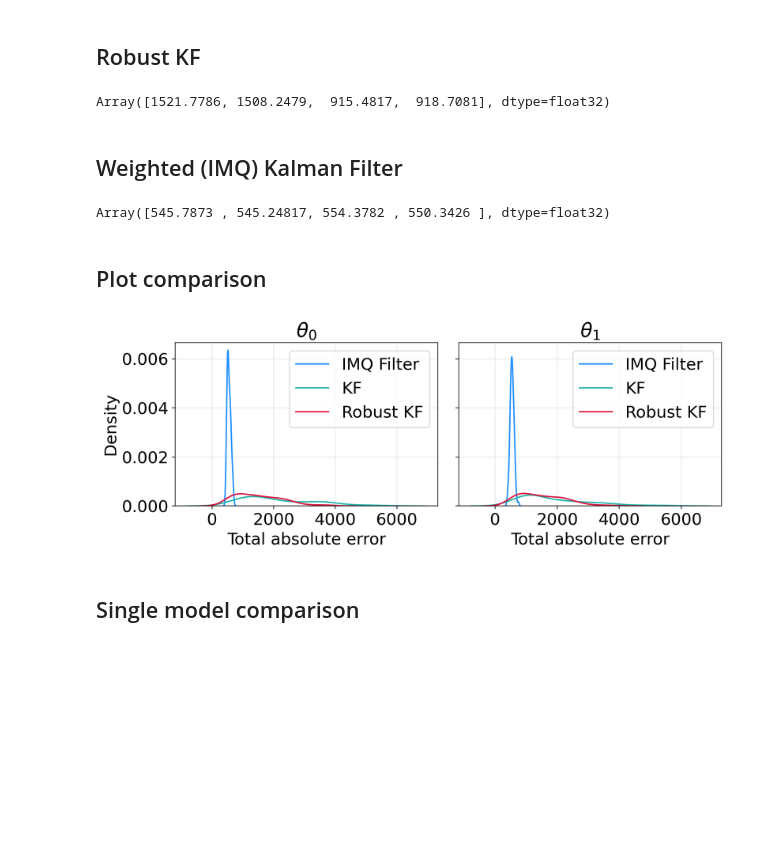
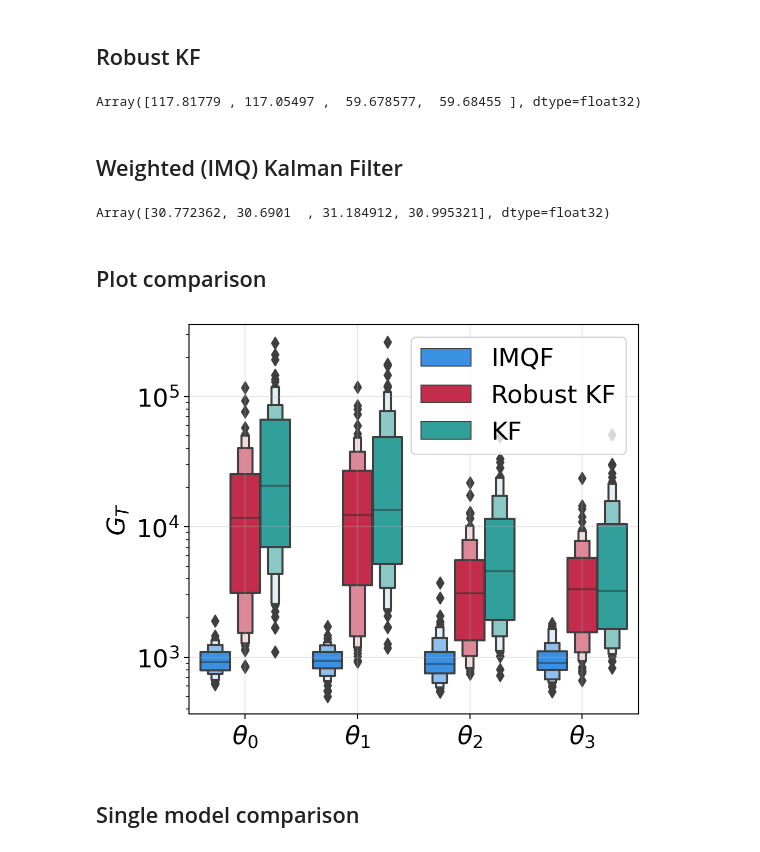
Before and after one commit to gerdm/weighted-likelihood-filter, a Jupyter notebook: experiments/2d-tracking-outlier-mean.ipynb, the cells around one changed output. Saved outputs shown, nothing was run; the diff lists cells and outputs as text; code cells hidden in the pictures; blank space fills up the shorter version.

```diff
--- a/experiments/2d-tracking-outlier-mean.ipynb
+++ b/experiments/2d-tracking-outlier-mean.ipynb
@@ -113,10 +118,10 @@ _, hist_bel_rkf_runs = vscan(
     init_bel, yv, dgen.projection_matrix
 )
 # %%
-diff_rkf = jnp.abs(hist_bel_rkf_runs - datasets["latent"])
-diff_rkf.sum(axis=1).mean(axis=0)
+diff_rkf = jnp.power(hist_bel_rkf_runs - datasets["latent"], 2)
+jnp.sqrt(diff_rkf.sum(axis=1)).mean(axis=0)
 # %% [output]
-Array([1521.7786, 1508.2479,  915.4817,  918.7081], dtype=float32)
+Array([117.81779 , 117.05497 ,  59.678577,  59.68455 ], dtype=float32)
 # %% [markdown]
 ## Weighted (IMQ) Kalman Filter
 # %%
@@ -144,29 +149,49 @@ _, hist_bel_imq_runs = vscan(
     init_bel, yv, jnp.ones(n_steps)
 )
 # %%
-diff_imq = jnp.abs(hist_bel_imq_runs - datasets["latent"])
-diff_imq.sum(axis=1).mean(axis=0)
+diff_imq = jnp.power(hist_bel_imq_runs - datasets["latent"], 2)
+jnp.sqrt(diff_imq.sum(axis=1)).mean(axis=0)
 # %% [output]
-Array([545.7873 , 545.24817, 554.3782 , 550.3426 ], dtype=float32)
+Array([30.772362, 30.6901  , 31.184912, 30.995321], dtype=float32)
-# %% [markdown]
-## Plot comparison
-# %%
-fig, ax = plt.subplots(1, 2, figsize=(10, 4), sharey=True)
-
-for i in range(2):
-    sns.kdeplot(diff_imq.sum(axis=1)[:, i], color="dodgerblue", label="IMQ Filter", ax=ax[i])
-    # sns.kdeplot(diff_wsm.sum(axis=1)[:, i], color="dodgerblue",label="WSMF", ax=ax[i])
-    sns.kdeplot(diff_kf.sum(axis=1)[:, i], color="lightseagreen", label="KF", ax=ax[i])
-    # sns.kdeplot(diff_stf.sum(axis=1)[:, i], color="orchid", label="StF", ax=ax[i])
-    sns.kdeplot(diff_rkf.sum(axis=1)[:, i], color="crimson", label="Robust KF", ax=ax[i])
-    ax[i].set_title(fr"$\theta_{i}$")
-    ax[i].legend()
-    ax[i].set_xlabel("Total absolute error")
-    ax[i].grid(alpha=0.3)
-plt.tight_layout()
-plt.savefig("./figures/2d-ssm-comparison-outlier-mean.pdf")
-# %% [output]
-[figure, removed]
+# %% [markdown]
+## Plot comparison
+# %%
+part_imq = pd.DataFrame(np.array(diff_imq.sum(axis=1))).melt()
+part_imq["method"] = "IMQF"
+
+part_rkf = pd.DataFrame(np.array(diff_rkf.sum(axis=1))).melt()
+part_rkf["method"] = "Robust KF"
+
+part_kf = pd.DataFrame(np.array(diff_kf.sum(axis=1))).melt()
+part_kf["method"] = "KF"
+# %%
+diff_df = pd.concat([part_imq, part_rkf, part_kf], axis=0)
+diff_df = diff_df.rename(
+    {
+        "variable": "state",
+        "value": "error"
+    },
+    axis=1
+)
+
+diff_df["state"] = diff_df["state"].apply(lambda x: rf"$\theta_{x}$")
+# %%
+sns.boxenplot(
+    y="error",
+    x="state",
+    hue="method",
+    data=diff_df,
+    palette=cmap,
+)
+plt.legend()
+plt.xlabel("")
+plt.ylabel("$G_T$")
+plt.grid(alpha=0.3)
+plt.tight_layout()
+plt.yscale("log")
+plt.savefig("./figures/2d-ssm-comparison-outlier-mean.pdf")
+# %% [output]
+[figure, added]
 # %% [markdown]
 ## Single model comparison
 # %%
```
Also changed, not shown: parts of 5 cells of this notebook, 1 other file.
